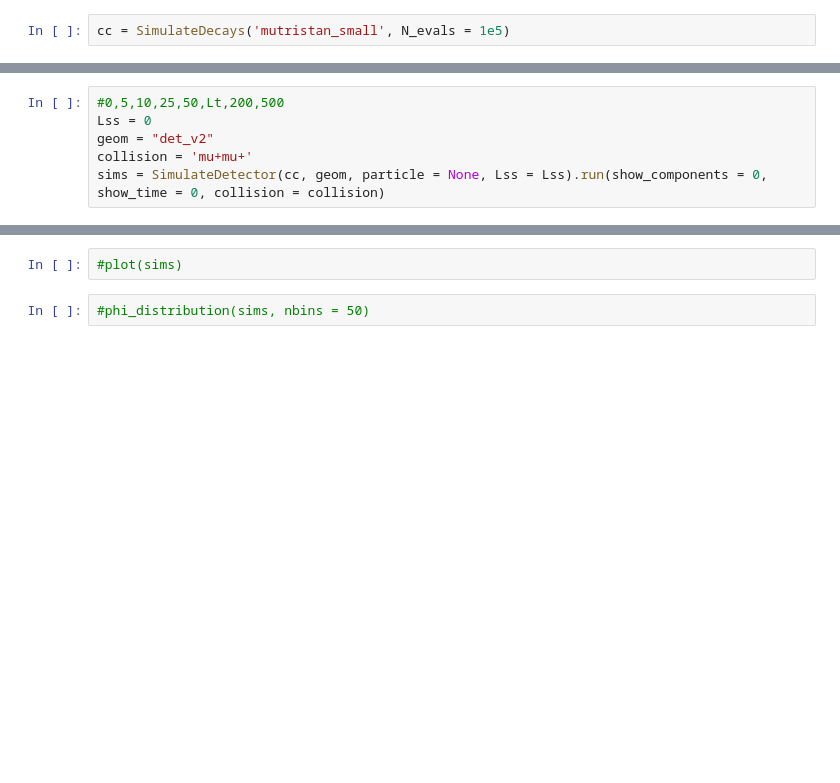
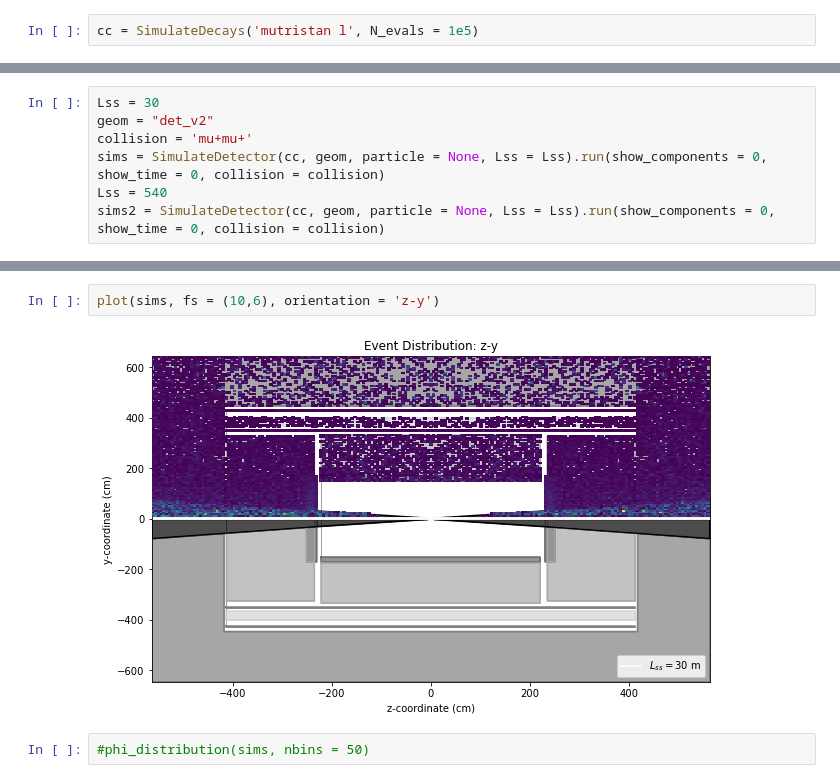
Before and after one commit to mhostert/BIN_MC, a Jupyter notebook: events.ipynb, the cells around one changed output, grey strips where cells are left out. Saved outputs shown, nothing was run; the diff lists cells and outputs as text; blank space fills up the shorter version.

Commit message:
plotted paper figures

```diff
--- a/events.ipynb
+++ b/events.ipynb
@@ -9,3 +6,3 @@ The autoreload extension is already loaded. To reload it, use:
 # %%
-cc = SimulateDecays('mutristan_small', N_evals = 1e5)
+cc = SimulateDecays('mutristan l', N_evals = 1e5)
 # %% [output]
@@ -14,7 +11,8 @@ Simulation: mutristan_small parameter set with 1.000e+05 evaluations
 # %%
-#0,5,10,25,50,Lt,200,500
-Lss = 0
+Lss = 30
 geom = "det_v2"
 collision = 'mu+mu+'
 sims = SimulateDetector(cc, geom, particle = None, Lss = Lss).run(show_components = 0, show_time = 0, collision = collision)
+Lss = 540
+sims2 = SimulateDetector(cc, geom, particle = None, Lss = Lss).run(show_components = 0, show_time = 0, collision = collision)
 # %% [output]
@@ -23,4 +40,6 @@ Total Count: 2.63e+11 events; took 1.03 s
 # %%
-#plot(sims)
+plot(sims, fs = (10,6), orientation = 'z-y')
+# %% [output]
+[figure, added]
 # %%
 #phi_distribution(sims, nbins = 50)
```
Also changed, not shown: parts of 6 cells of this notebook, 5 other files.
